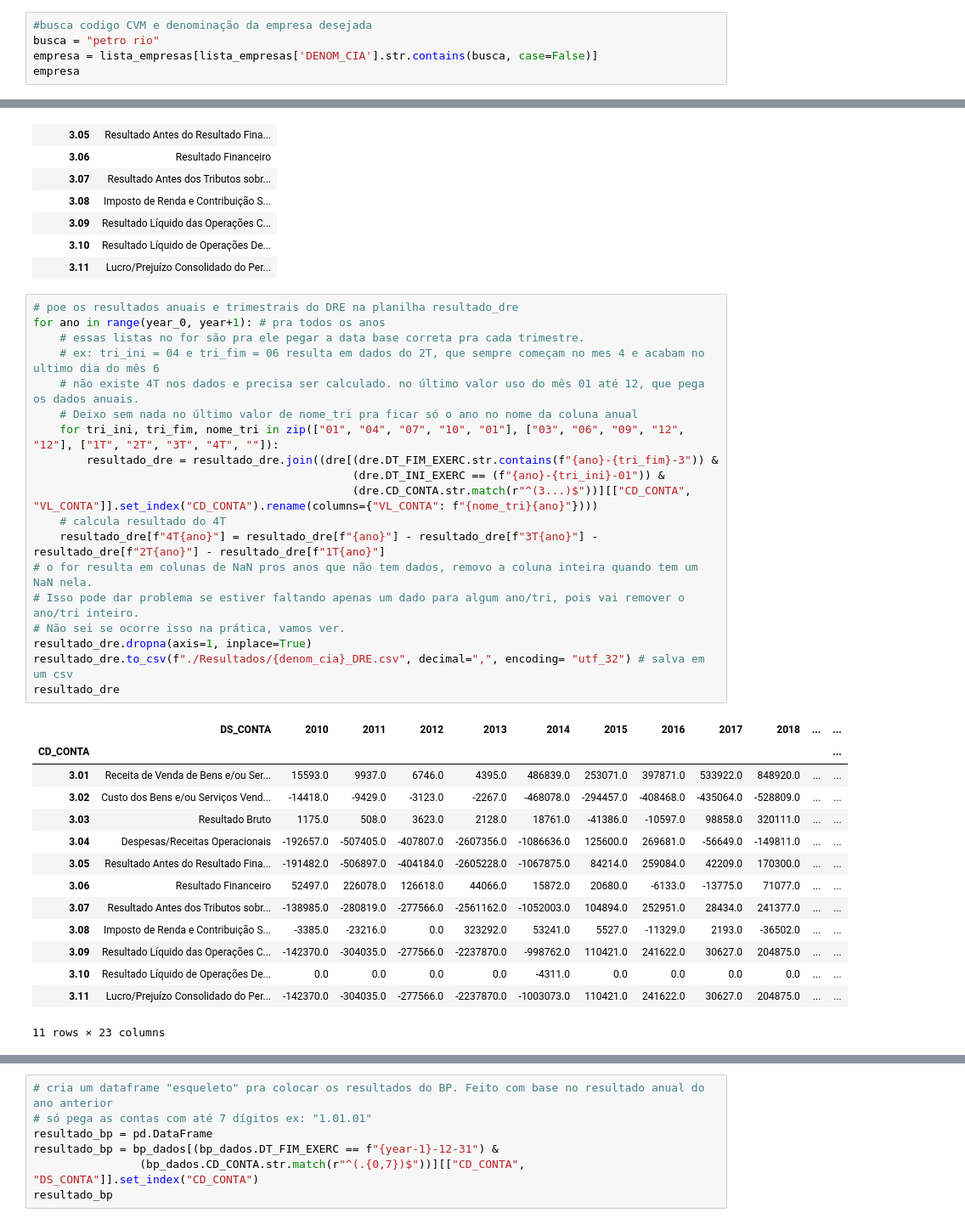
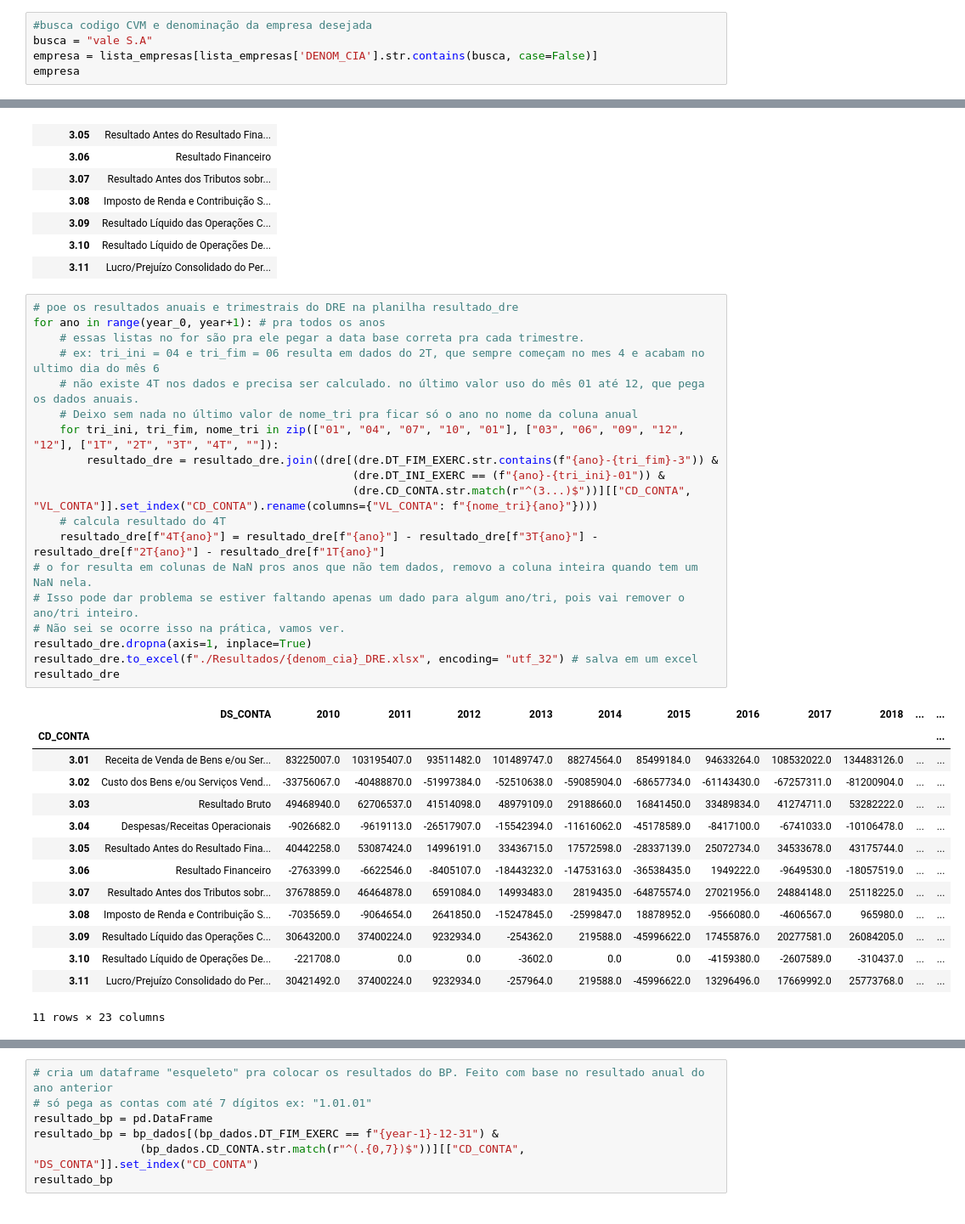
Before and after one commit to ggarmatter/Extrai-dados-CVM, a Jupyter notebook: Extrai dados CVM.ipynb, the cells around one changed output, grey strips where cells are left out. Shown at 85% size. Drawn from its saved outputs; the diff is of its cells as text.

```diff
--- a/Extrai dados CVM.ipynb
+++ b/Extrai dados CVM.ipynb
@@ -199,7 +199,7 @@ lista_empresas.head()
 | 393 | VBC ENERGIA SA | 14540 |
 # %%
 #busca codigo CVM e denominação da empresa desejada
-busca = "petro rio"
+busca = "vale S.A"
 empresa = lista_empresas[lista_empresas['DENOM_CIA'].str.contains(busca, case=False)]
 empresa
 # %% [output]
@@ -250,36 +250,36 @@ resultado_dre
 # %%
 # poe os resultados anuais e trimestrais do DRE na planilha resultado_dre
 for ano in range(year_0, year+1): # pra todos os anos
     # essas listas no for são pra ele pegar a data base correta pra cada trimestre.
     # ex: tri_ini = 04 e tri_fim = 06 resulta em dados do 2T, que sempre começam no mes 4 e acabam no ultimo dia do mês 6
     # não existe 4T nos dados e precisa ser calculado. no último valor uso do mês 01 até 12, que pega os dados anuais.
     # Deixo sem nada no último valor de nome_tri pra ficar só o ano no nome da coluna anual
     for tri_ini, tri_fim, nome_tri in zip(["01", "04", "07", "10", "01"], ["03", "06", "09", "12", "12"], ["1T", "2T", "3T", "4T", ""]):
         resultado_dre = resultado_dre.join((dre[(dre.DT_FIM_EXERC.str.contains(f"{ano}-{tri_fim}-3")) &
                                                 (dre.DT_INI_EXERC == (f"{ano}-{tri_ini}-01")) &
                                                 (dre.CD_CONTA.str.match(r"^(3...)$"))][["CD_CONTA", "VL_CONTA"]].set_index("CD_CONTA").rename(columns={"VL_CONTA": f"{nome_tri}{ano}"})))
     # calcula resultado do 4T
     resultado_dre[f"4T{ano}"] = resultado_dre[f"{ano}"] - resultado_dre[f"3T{ano}"] - resultado_dre[f"2T{ano}"] - resultado_dre[f"1T{ano}"]
 # o for resulta em colunas de NaN pros anos que não tem dados, removo a coluna inteira quando tem um NaN nela.
 # Isso pode dar problema se estiver faltando apenas um dado para algum ano/tri, pois vai remover o ano/tri inteiro.
 # Não sei se ocorre isso na prática, vamos ver.
 resultado_dre.dropna(axis=1, inplace=True)
-resultado_dre.to_csv(f"./Resultados/{denom_cia}_DRE.csv", decimal=",", encoding= "utf_32") # salva em um csv
+resultado_dre.to_excel(f"./Resultados/{denom_cia}_DRE.xlsx", encoding= "utf_32") # salva em um excel
 resultado_dre
 # %% [output]
 |  | DS_CONTA | 2010 | 2011 | 2012 | 2013 | 2014 | 2015 | 2016 | 2017 | 2018 | ... | ... |
 | CD_CONTA |  |  |  |  |  |  |  |  |  |  |  | ... |
-| 3.01 | Receita de Venda de Bens e/ou Ser... | 15593.0 | 9937.0 | 6746.0 | 4395.0 | 486839.0 | 253071.0 | 397871.0 | 533922.0 | 848920.0 | ... | ... |
-| 3.02 | Custo dos Bens e/ou Serviços Vend... | -14418.0 | -9429.0 | -3123.0 | -2267.0 | -468078.0 | -294457.0 | -408468.0 | -435064.0 | -528809.0 | ... | ... |
-| 3.03 | Resultado Bruto | 1175.0 | 508.0 | 3623.0 | 2128.0 | 18761.0 | -41386.0 | -10597.0 | 98858.0 | 320111.0 | ... | ... |
-| 3.04 | Despesas/Receitas Operacionais | -192657.0 | -507405.0 | -407807.0 | -2607356.0 | -1086636.0 | 125600.0 | 269681.0 | -56649.0 | -149811.0 | ... | ... |
-| 3.05 | Resultado Antes do Resultado Fina... | -191482.0 | -506897.0 | -404184.0 | -2605228.0 | -1067875.0 | 84214.0 | 259084.0 | 42209.0 | 170300.0 | ... | ... |
-| 3.06 | Resultado Financeiro | 52497.0 | 226078.0 | 126618.0 | 44066.0 | 15872.0 | 20680.0 | -6133.0 | -13775.0 | 71077.0 | ... | ... |
-| 3.07 | Resultado Antes dos Tributos sobr... | -138985.0 | -280819.0 | -277566.0 | -2561162.0 | -1052003.0 | 104894.0 | 252951.0 | 28434.0 | 241377.0 | ... | ... |
-| 3.08 | Imposto de Renda e Contribuição S... | -3385.0 | -23216.0 | 0.0 | 323292.0 | 53241.0 | 5527.0 | -11329.0 | 2193.0 | -36502.0 | ... | ... |
-| 3.09 | Resultado Líquido das Operações C... | -142370.0 | -304035.0 | -277566.0 | -2237870.0 | -998762.0 | 110421.0 | 241622.0 | 30627.0 | 204875.0 | ... | ... |
-| 3.10 | Resultado Líquido de Operações De... | 0.0 | 0.0 | 0.0 | 0.0 | -4311.0 | 0.0 | 0.0 | 0.0 | 0.0 | ... | ... |
-| 3.11 | Lucro/Prejuízo Consolidado do Per... | -142370.0 | -304035.0 | -277566.0 | -2237870.0 | -1003073.0 | 110421.0 | 241622.0 | 30627.0 | 204875.0 | ... | ... |
+| 3.01 | Receita de Venda de Bens e/ou Ser... | 83225007.0 | 103195407.0 | 93511482.0 | 101489747.0 | 88274564.0 | 85499184.0 | 94633264.0 | 108532022.0 | 134483126.0 | ... | ... |
+| 3.02 | Custo dos Bens e/ou Serviços Vend... | -33756067.0 | -40488870.0 | -51997384.0 | -52510638.0 | -59085904.0 | -68657734.0 | -61143430.0 | -67257311.0 | -81200904.0 | ... | ... |
+| 3.03 | Resultado Bruto | 49468940.0 | 62706537.0 | 41514098.0 | 48979109.0 | 29188660.0 | 16841450.0 | 33489834.0 | 41274711.0 | 53282222.0 | ... | ... |
+| 3.04 | Despesas/Receitas Operacionais | -9026682.0 | -9619113.0 | -26517907.0 | -15542394.0 | -11616062.0 | -45178589.0 | -8417100.0 | -6741033.0 | -10106478.0 | ... | ... |
+| 3.05 | Resultado Antes do Resultado Fina... | 40442258.0 | 53087424.0 | 14996191.0 | 33436715.0 | 17572598.0 | -28337139.0 | 25072734.0 | 34533678.0 | 43175744.0 | ... | ... |
+| 3.06 | Resultado Financeiro | -2763399.0 | -6622546.0 | -8405107.0 | -18443232.0 | -14753163.0 | -36538435.0 | 1949222.0 | -9649530.0 | -18057519.0 | ... | ... |
+| 3.07 | Resultado Antes dos Tributos sobr... | 37678859.0 | 46464878.0 | 6591084.0 | 14993483.0 | 2819435.0 | -64875574.0 | 27021956.0 | 24884148.0 | 25118225.0 | ... | ... |
+| 3.08 | Imposto de Renda e Contribuição S... | -7035659.0 | -9064654.0 | 2641850.0 | -15247845.0 | -2599847.0 | 18878952.0 | -9566080.0 | -4606567.0 | 965980.0 | ... | ... |
+| 3.09 | Resultado Líquido das Operações C... | 30643200.0 | 37400224.0 | 9232934.0 | -254362.0 | 219588.0 | -45996622.0 | 17455876.0 | 20277581.0 | 26084205.0 | ... | ... |
+| 3.10 | Resultado Líquido de Operações De... | -221708.0 | 0.0 | 0.0 | -3602.0 | 0.0 | 0.0 | -4159380.0 | -2607589.0 | -310437.0 | ... | ... |
+| 3.11 | Lucro/Prejuízo Consolidado do Per... | 30421492.0 | 37400224.0 | 9232934.0 | -257964.0 | 219588.0 | -45996622.0 | 13296496.0 | 17669992.0 | 25773768.0 | ... | ... |
 11 rows × 23 columns
 # %%
 # junta os dados anuais com trimestrais para pegar o BP
```
Also changed, not shown: parts of 5 cells of this notebook.
